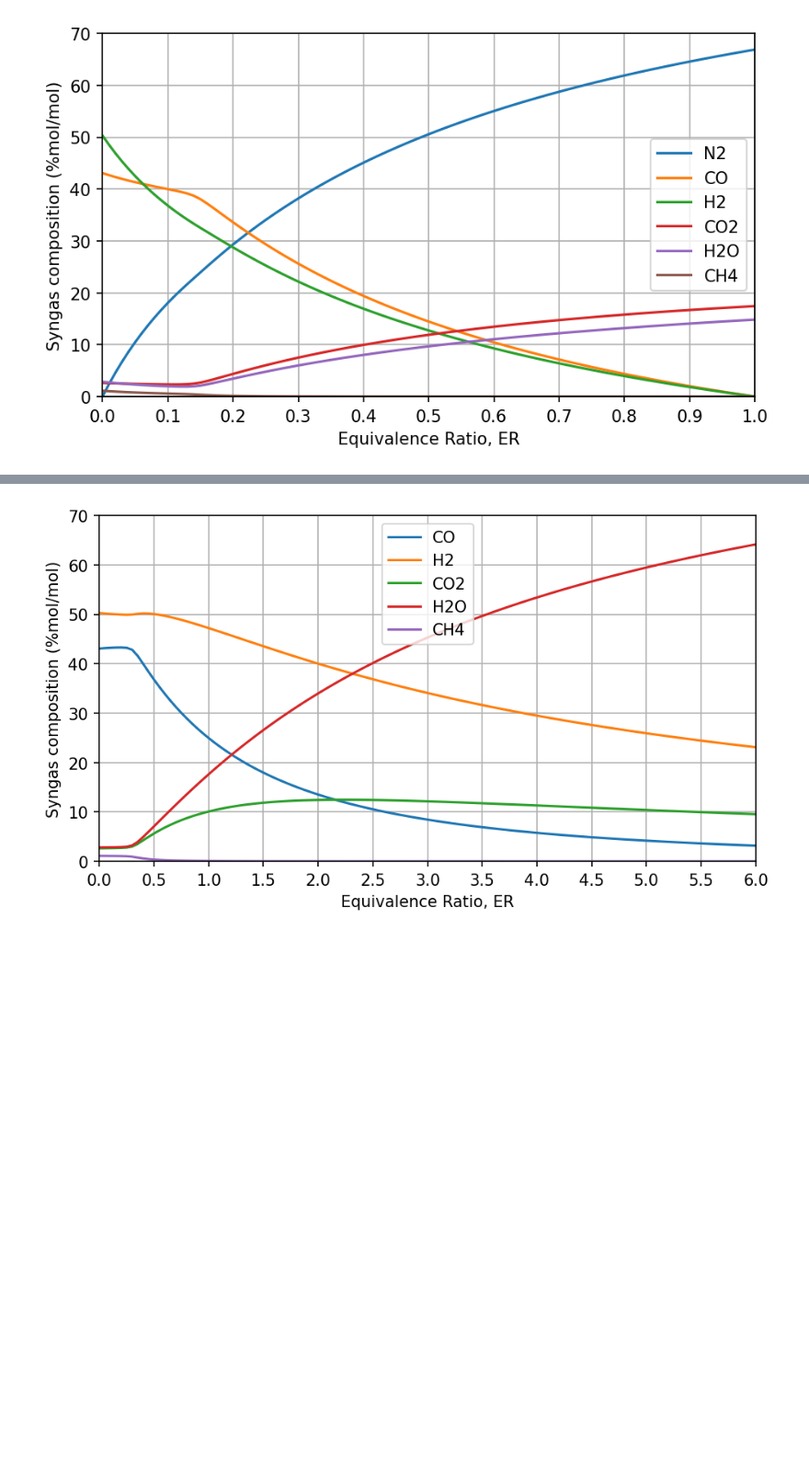
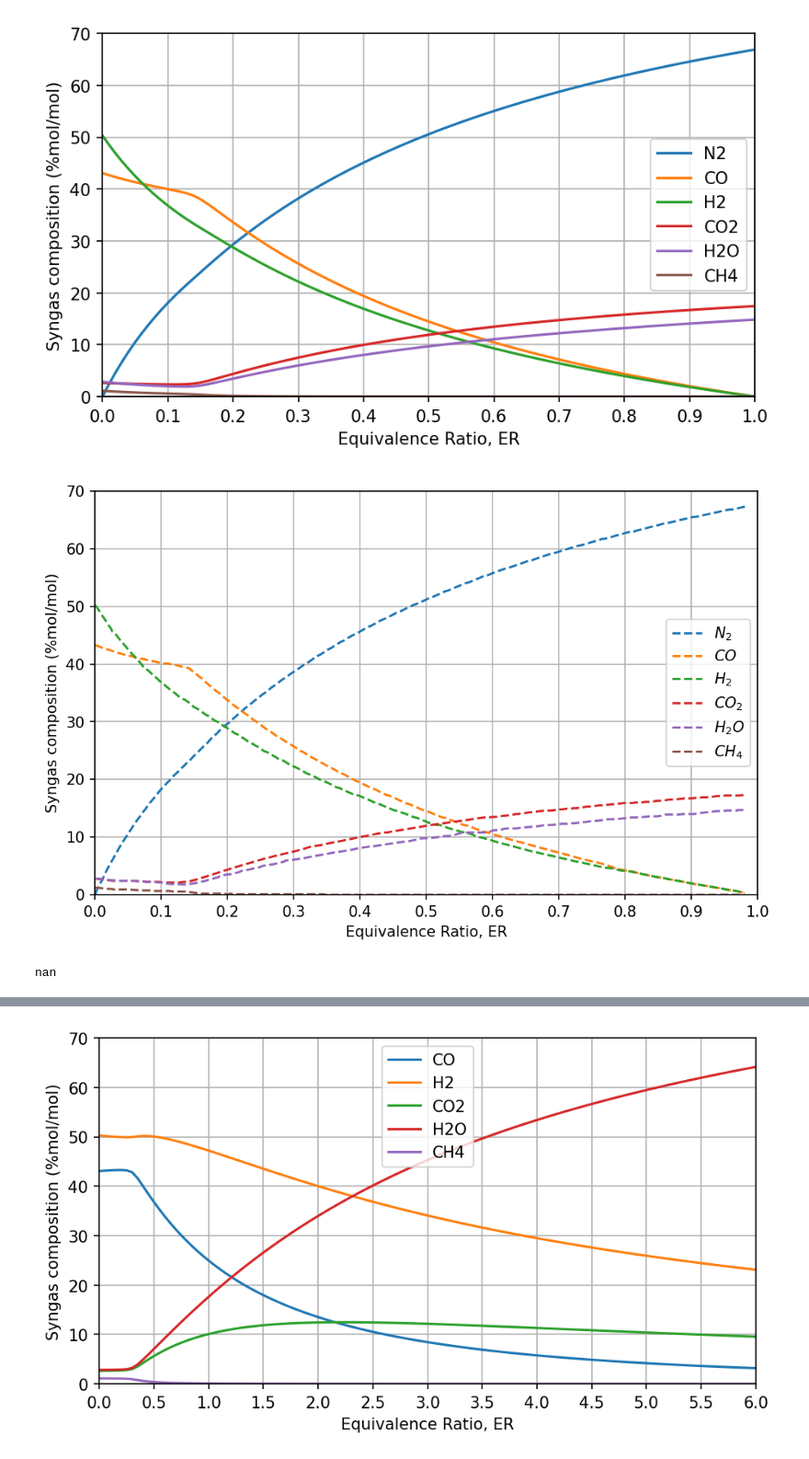
Before and after one commit to jubaldi/gasification, a Jupyter notebook: baratieri.ipynb, the cells around one changed output, grey strips where cells are left out. Shown at 92% size. Saved outputs shown, nothing was run; the diff lists cells and outputs as text; code cells hidden in the pictures; blank space fills up the shorter version.

```diff
--- a/baratieri.ipynb
+++ b/baratieri.ipynb
@@ -73,3 +55,26 @@ plt.grid()
 plt.show()
 # %% [output]
 [figure]
+# %%
+baratieri_graph1 = pd.read_excel('data/baratieri_graph.xlsx', sheet_name='air')
+fig1 = plt.figure(figsize=(8,5), dpi=150)
+plt.plot(baratieri_graph1['ER1'], baratieri_graph1['N2'], label='$N_2$', linestyle='--')
+plt.plot(baratieri_graph1['ER2'], baratieri_graph1['CO'], label='$CO$', linestyle='--')
+plt.plot(baratieri_graph1['ER3'], baratieri_graph1['H2'], label='$H_2$', linestyle='--')
+plt.plot(baratieri_graph1['ER4'], baratieri_graph1['CO2'], label='$CO_2$', linestyle='--')
+plt.plot(baratieri_graph1['ER5'], baratieri_graph1['H2O'], label='$H_2O$', linestyle='--')
+plt.plot(baratieri_graph1['ER6'], baratieri_graph1['CH4'], label='$CH_4$', linestyle='--')
+plt.xlim(0, 1)
+plt.ylim(0, 70)
+plt.xticks(np.arange(0, 1+1E-9, 0.1))
+plt.legend()
+plt.xlabel('Equivalence Ratio, ER')
+plt.ylabel('Syngas composition (%mol/mol)')
+plt.grid()
+plt.savefig('figures/baratieri0.png')
+plt.show()
+
+print(baratieri_graph1['H2O'][226])
+# %% [output]
+[figure, added]
+nan
```
Also changed, not shown: parts of 10 cells of this notebook, 17 other files.
